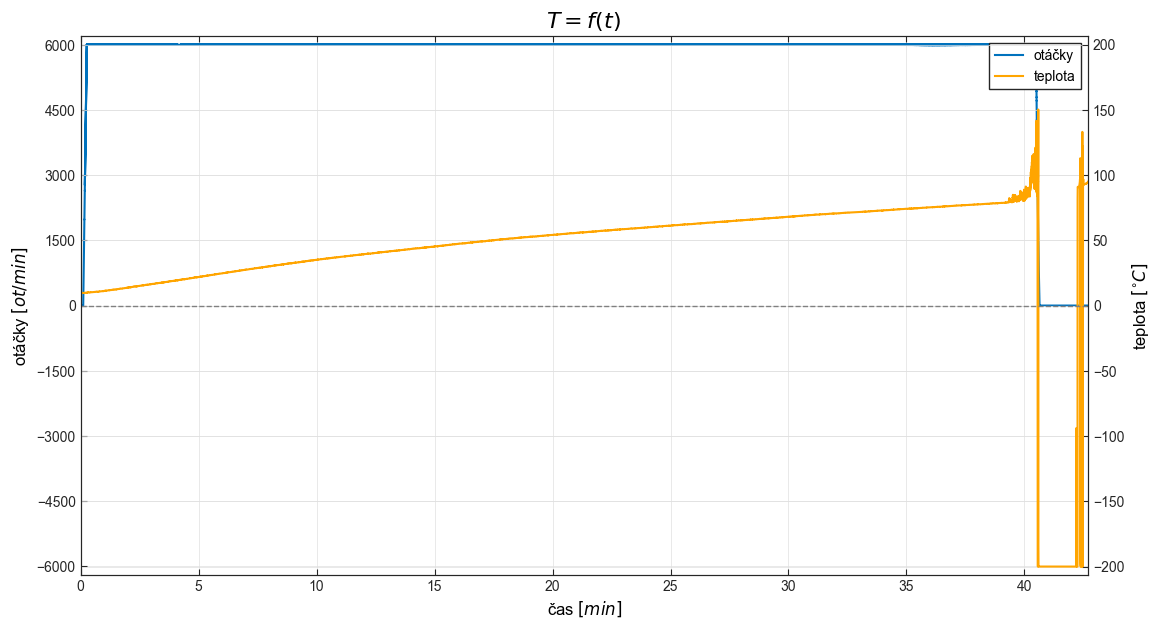
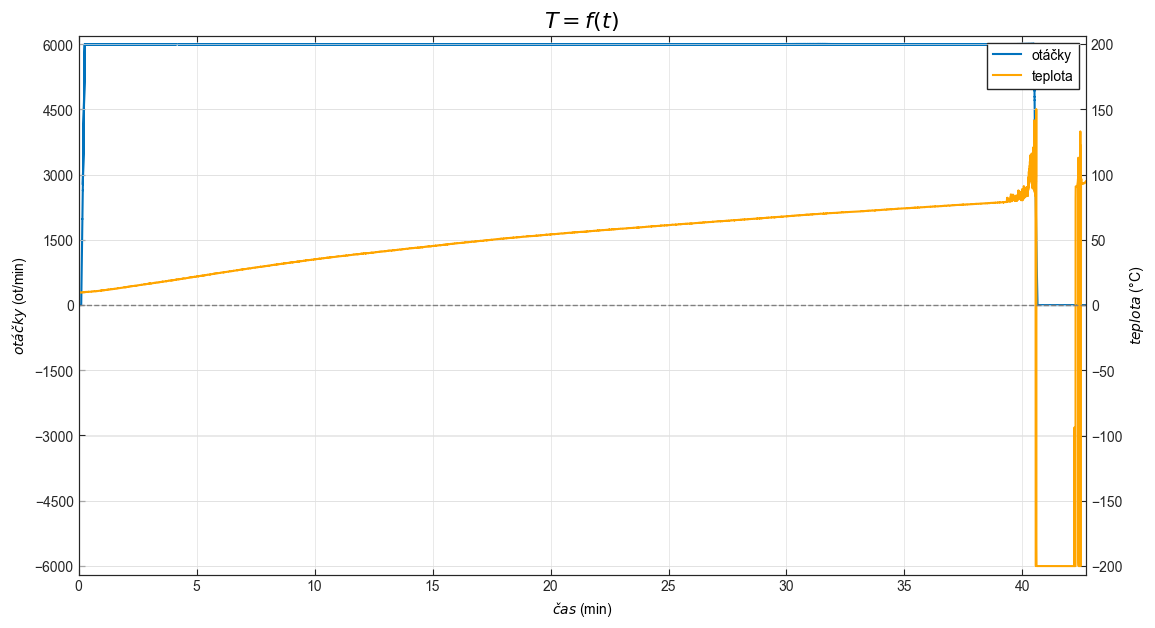
Code edit (unified diff) that turned the first committed figure into the second:
--- before
+++ after
@@ -22,12 +22,10 @@
 host.legend(handles=p1+p2, loc='upper right')
 # host.set_yticks(np.arange(-120, 140, step=40))
-host.yaxis.label.set_color(p1[0].get_color())
-ax2.yaxis.label.set_color(p2[0].get_color())
 
 host.set_yticks([-6000,-4500,-3000,-1500,0,1500,3000,4500,6000]) 
 
-host.set_xlabel("čas $[min]$", fontsize=12, color = 'k')
-host.set_ylabel("otáčky $[ot/min]$", fontsize=12, color = 'k')
-ax2.set_ylabel(r"teplota $[^{\circ}C]$", fontsize=12, color = 'k')
+host.set_xlabel("$čas$ (min)")
+host.set_ylabel("$otáčky$ (ot/min)")
+ax2.set_ylabel(r"$teplota$ (°C)")
 
 plt.show()
@@ -47,13 +45,10 @@
     plt.title(r"Detail chyby tep. čidla $T=f(t)$", fontsize=16, color='k')
     host.legend(handles=p1+p2, loc='upper right')
-    # host.set_yticks(np.arange(-120, 140, step=40))
-    host.yaxis.label.set_color(p1[0].get_color())
-    ax2.yaxis.label.set_color(p2[0].get_color())
 
     host.set_yticks([-6000,-4500,-3000,-1500,0,1500,3000,4500,6000]) 
 
-    host.set_xlabel("čas $[min]$", fontsize=12, color = 'k')
-    host.set_ylabel("otáčky $[ot/min]$", fontsize=12, color = 'k')
-    ax2.set_ylabel(r"teplota $[^{\circ}C]$", fontsize=12, color = 'k')
 
+    host.set_xlabel("$čas$ (min)")
+    host.set_ylabel("$otáčky$ (ot/min)")
+    ax2.set_ylabel(r"$teplota$ (°C)")
     plt.show()

Commit: 1